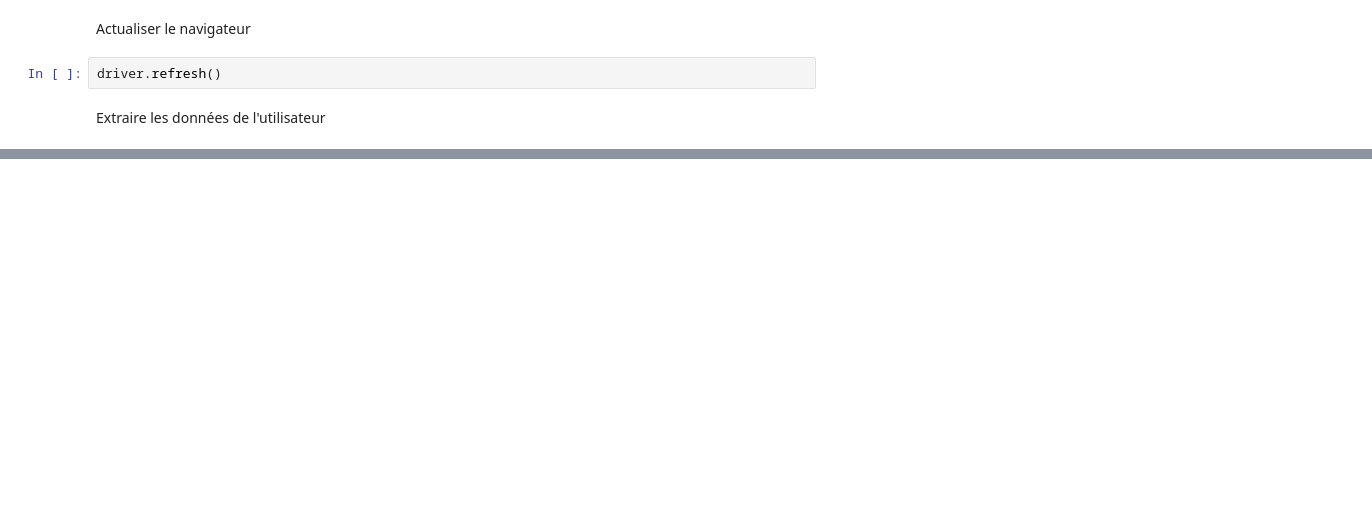
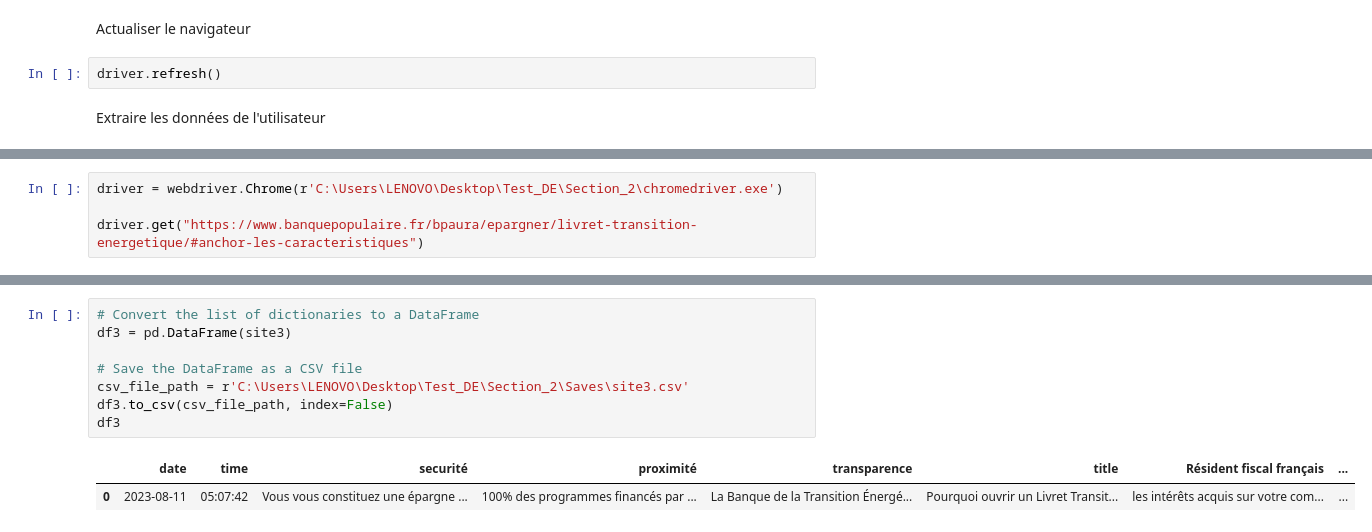
Before and after one commit to K-BEL/Test_DE, a Jupyter notebook: Section_2/Web_scraping.ipynb, the cells around one changed output, grey strips where cells are left out. Saved outputs shown, nothing was run; the diff lists cells and outputs as text; blank space fills up the shorter version.

```diff
--- a/Section_2/Web_scraping.ipynb
+++ b/Section_2/Web_scraping.ipynb
@@ -159,0 +322,4 @@ print(tabulate(combined_data, headers='keys', tablefmt='fancy_grid'))
+# %%
+driver = webdriver.Chrome(r'C:\Users\LENOVO\Desktop\Test_DE\Section_2\chromedriver.exe')
+
+driver.get("https://www.banquepopulaire.fr/bpaura/epargner/livret-transition-energetique/#anchor-les-caracteristiques")
@@ -159,0 +440,11 @@ print(tabulate(combined_data, headers='keys', tablefmt='fancy_grid'))
+# %%
+# Convert the list of dictionaries to a DataFrame
+df3 = pd.DataFrame(site3)
+
+# Save the DataFrame as a CSV file
+csv_file_path = r'C:\Users\LENOVO\Desktop\Test_DE\Section_2\Saves\site3.csv'
+df3.to_csv(csv_file_path, index=False)
+df3
+# %% [output]
+|  | date | time | securité | proximité | transparence | title | Résident fiscal français | ... |
+| 0 | 2023-08-11 | 05:07:42 | Vous vous constituez une épargne ... | 100% des programmes financés par ... | La Banque de la Transition Énergé... | Pourquoi ouvrir un Livret Transit... | les intérêts acquis sur votre com... | ... |
```
Also changed, not shown: parts of 17 cells of this notebook.
